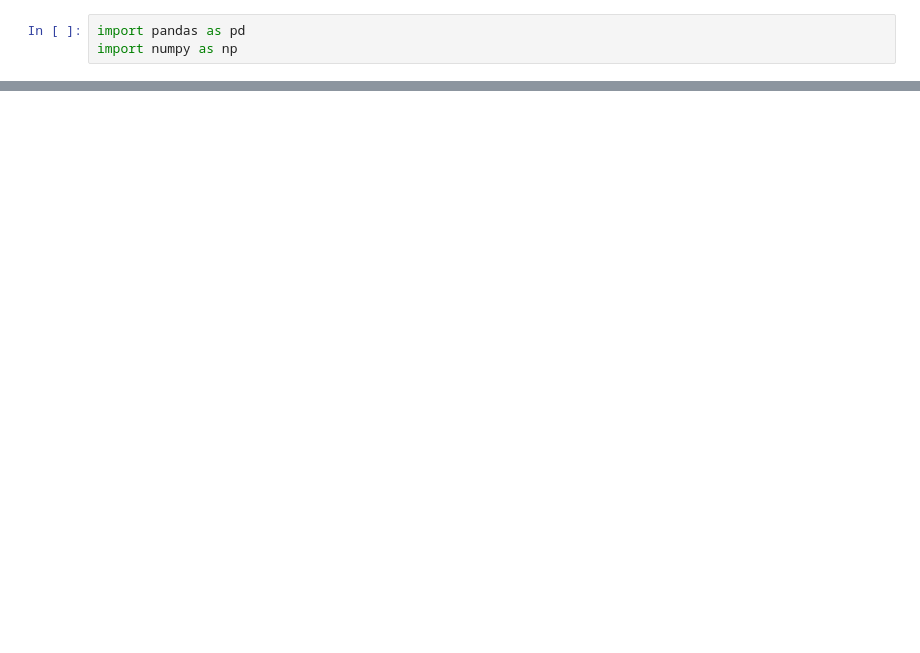
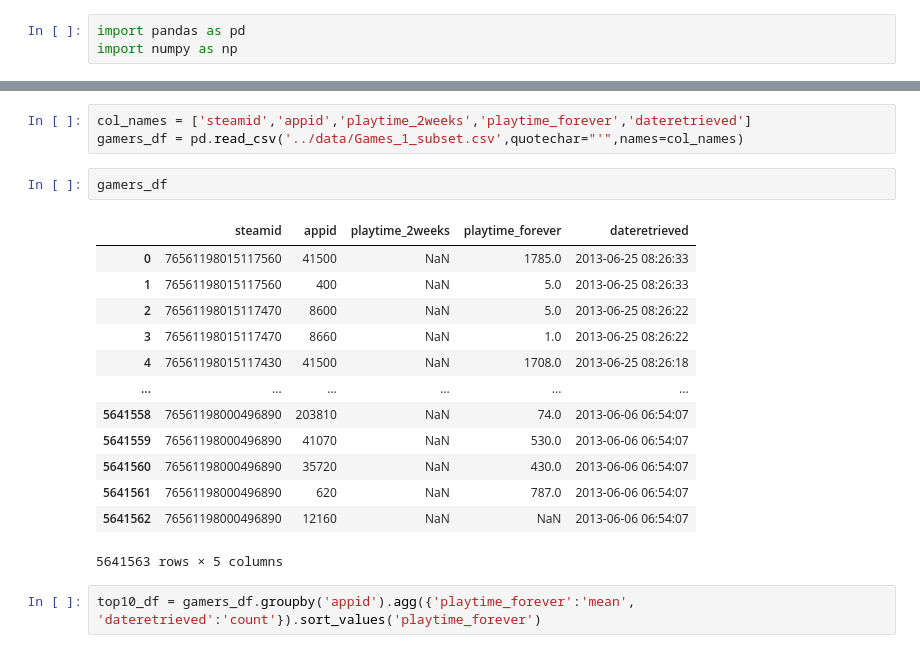
Before and after one commit to ejhughes1/game_recc, a Jupyter notebook: read_games.ipynb, the cells around one changed output, grey strips where cells are left out. Saved outputs shown, nothing was run; the diff lists cells and outputs as text; blank space fills up the shorter version.

```diff
--- a/read_games.ipynb
+++ b/read_games.ipynb
@@ -65,0 +86,21 @@ Name: title, Length: 17783, dtype: object
+# %%
+col_names = ['steamid','appid','playtime_2weeks','playtime_forever','dateretrieved']
+gamers_df = pd.read_csv('../data/Games_1_subset.csv',quotechar="'",names=col_names)
+# %%
+gamers_df
+# %% [output]
+|  | steamid | appid | playtime_2weeks | playtime_forever | dateretrieved |
+| 0 | 76561198015117560 | 41500 | NaN | 1785.0 | 2013-06-25 08:26:33 |
+| 1 | 76561198015117560 | 400 | NaN | 5.0 | 2013-06-25 08:26:33 |
+| 2 | 76561198015117470 | 8600 | NaN | 5.0 | 2013-06-25 08:26:22 |
+| 3 | 76561198015117470 | 8660 | NaN | 1.0 | 2013-06-25 08:26:22 |
+| 4 | 76561198015117430 | 41500 | NaN | 1708.0 | 2013-06-25 08:26:18 |
+| ... | ... | ... | ... | ... | ... |
+| 5641558 | 76561198000496890 | 203810 | NaN | 74.0 | 2013-06-06 06:54:07 |
+| 5641559 | 76561198000496890 | 41070 | NaN | 530.0 | 2013-06-06 06:54:07 |
+| 5641560 | 76561198000496890 | 35720 | NaN | 430.0 | 2013-06-06 06:54:07 |
+| 5641561 | 76561198000496890 | 620 | NaN | 787.0 | 2013-06-06 06:54:07 |
+| 5641562 | 76561198000496890 | 12160 | NaN | NaN | 2013-06-06 06:54:07 |
+5641563 rows × 5 columns
+# %%
+top10_df = gamers_df.groupby('appid').agg({'playtime_forever':'mean', 'dateretrieved':'count'}).sort_values('playtime_forever')
```
Also changed, not shown: parts of 13 cells of this notebook, 1 other file.
